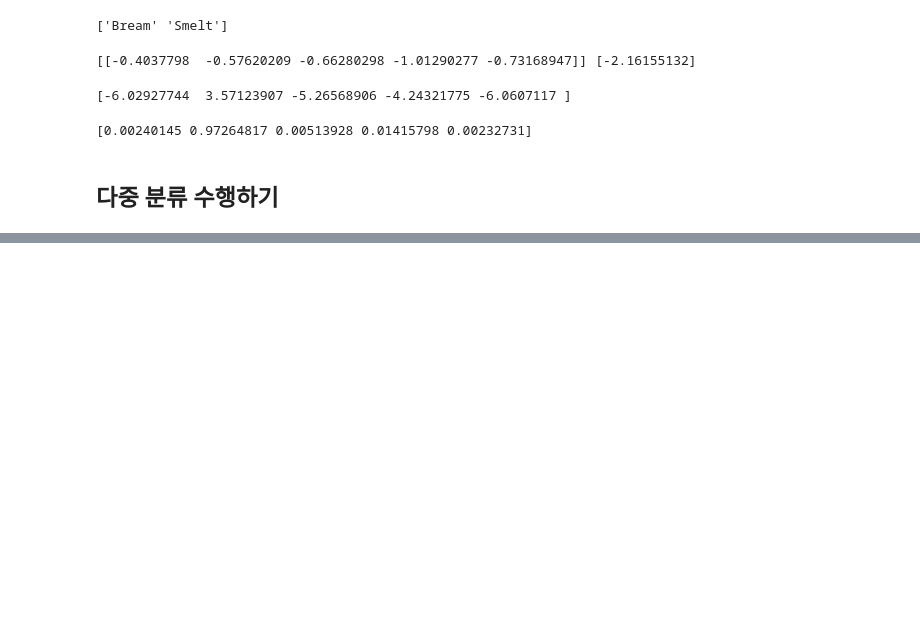
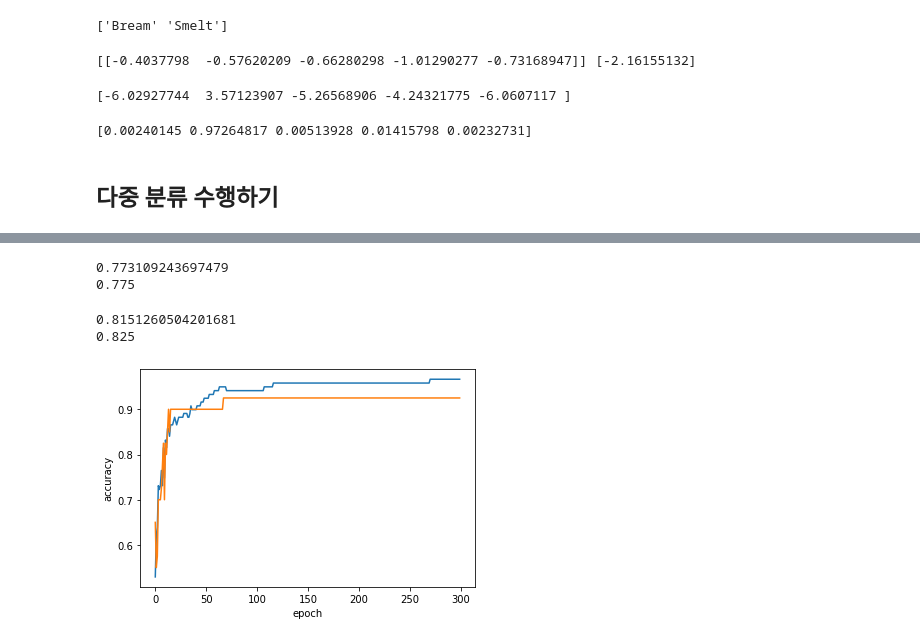
Before and after one commit to henney3765/MLDL_studyalone, a Jupyter notebook: 04_로지스틱_회귀.ipynb, the cells around one changed output, grey strips where cells are left out. Cells and saved outputs as stored; diff of their text form; code cells hidden in the pictures; blank space fills up the shorter version.

```diff
--- a/04_로지스틱_회귀.ipynb
+++ b/04_로지스틱_회귀.ipynb
@@ -145,0 +224,36 @@ print(expit(decisions))
+# %%
+sc = SGDClassifier(loss='log', max_iter=10, random_state=42)
+sc.fit(train_scaled, train_target)
+print(sc.score(train_scaled, train_target))
+print(sc.score(test_scaled, test_target))
+# %% [output]
+0.773109243697479
+0.775
+# %%
+sc.partial_fit(train_scaled, train_target)
+print(sc.score(train_scaled, train_target))
+print(sc.score(test_scaled, test_target))
+# %% [output]
+0.8151260504201681
+0.825
+# %%
+import numpy as np
+sc = SGDClassifier(loss='log', random_state=42)
+train_score = []
+test_score = []
+classes = np.unique(train_target)
+# %%
+for _ in range(0, 300):
+  sc.partial_fit(train_scaled, train_target, classes=classes)
+  train_score.append(sc.score(train_scaled, train_target))
+  test_score.append(sc.score(test_scaled, test_target))
+# _는 나중에 사용하지 않고 그냥 버리는 값을 넣어두는 용도로 사용
+# %%
+import matplotlib.pyplot as plt
+plt.plot(train_score)
+plt.plot(test_score)
+plt.xlabel('epoch')
+plt.ylabel('accuracy')
+plt.show()
+# %% [output]
+[figure, added]
```
Also changed, not shown: parts of 17 cells of this notebook.
